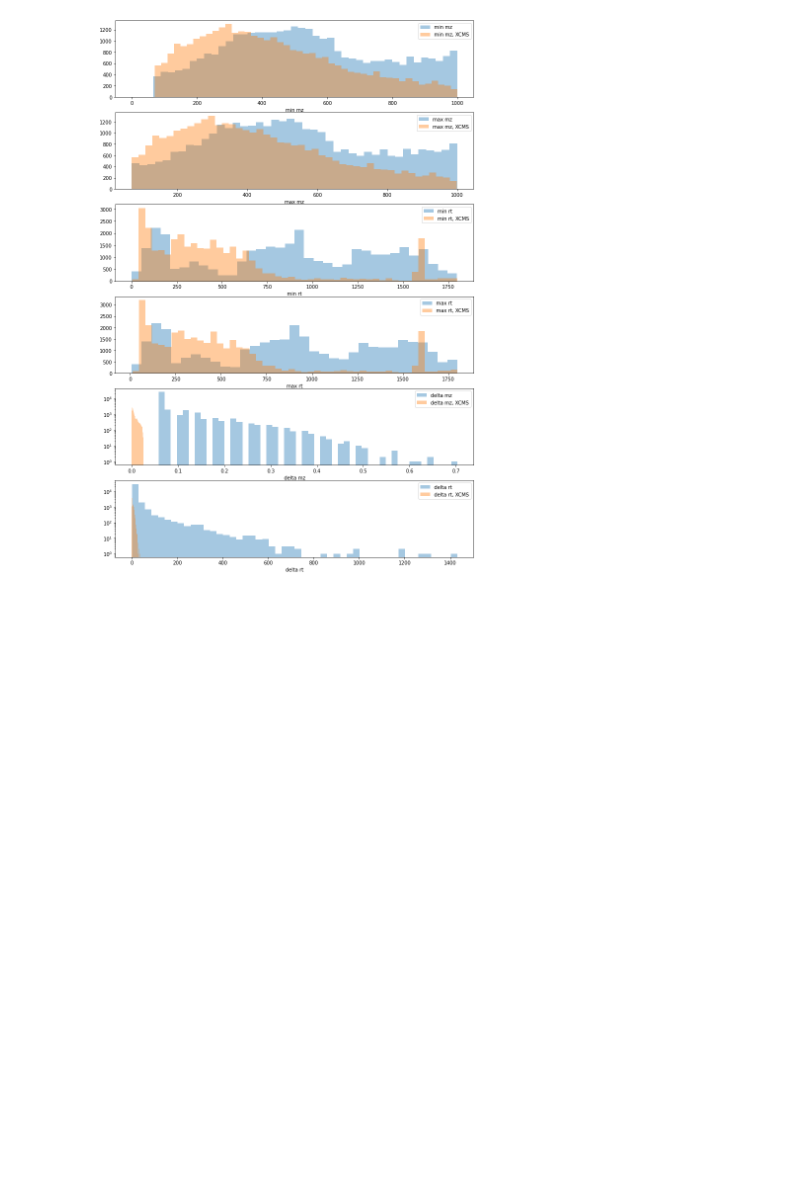
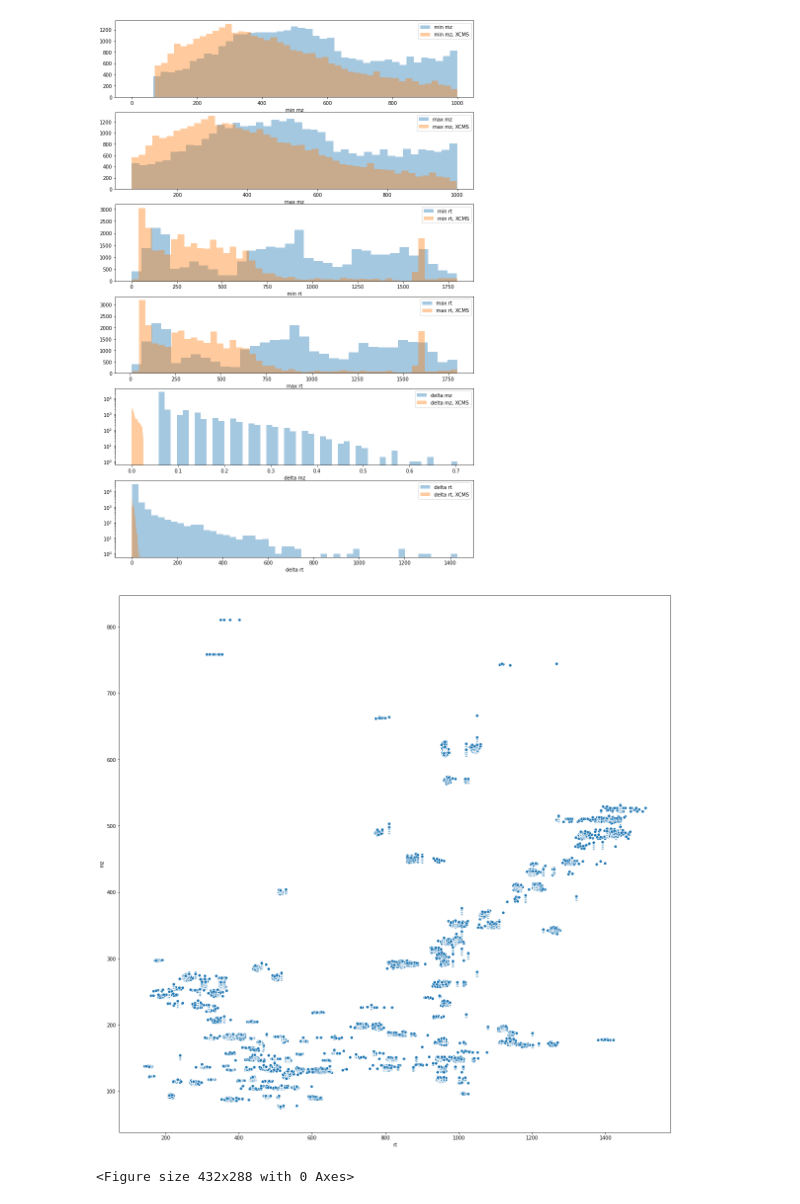
Before and after one commit to cardiffryan/metabolomics, a Jupyter notebook: train_model.ipynb, the cells around one changed output. Saved outputs shown, nothing was run; the diff lists cells and outputs as text; code cells hidden in the pictures; blank space fills up the shorter version.

```diff
--- a/train_model.ipynb
+++ b/train_model.ipynb
@@ -765,3 +786,48 @@ ax1.legend(), ax2.legend(),ax3.legend(),ax4.legend(),ax5.legend(),ax6.legend()
  <matplotlib.legend.Legend at 0x...>,
  <matplotlib.legend.Legend at 0x...>)
 [figure]
+# %%
+published_data = pd.read_csv('/home/rcardiff/ryan/ryan/mtbls_predictions/mtbls951/mtbls951_published_data.tsv', sep='\t')
+#sb.scatterplot(published_data['mz'],published_data['rt'])
+
+f, ax1 = plt.subplots(1, 1, figsize = (20,20))
+ax1 = sb.scatterplot(published_data['rt']*60,published_data['mz'])
+# %% [output]
+[figure, added]
+# %%
+import cv2 as cv
+import matplotlib.pyplot as plt
+from skimage import feature
+from skimage.measure import regionprops
+import matplotlib.patches as mpatches
+from skimage.morphology import label
+
+feature_data = [x.bbox for x in regionprops(markers)]
+
+min_mzs = np.array([x[0] for x in feature_data])
+min_rts = np.array([x[1] for x in feature_data])
+max_mzs = np.array([x[2] for x in feature_data])
+max_rts = np.array([x[3] for x in feature_data])
+
+min_rts = np.round(min_rts * (1500/1536), decimals = 4)
+min_mzs = np.round(min_mzs * (1000/51200), decimals = 4)
+max_rts = np.round(max_rts * (1500/1536), decimals = 4)
+max_mzs = np.round(max_mzs * (1000/51200), decimals = 4)
+
+for i in range(len(min_rts)):
+    #lower left position, width, height
+    rect = mpatches.Rectangle((min_rts[i], min_mzs[i]),
+                              max_rts[i] - min_rts[i],
+                              max_mzs[i] - min_mzs[i],
+                              fill=False,
+                              edgecolor='red',
+                              linewidth=.1)
+    ax1.add_patch(rect)
+
+
+
+plt.tight_layout()
+plt.show()
+ax1.figure.savefig('/home/rcardiff/ryan/ryan/mtbls_predictions/mtbls951/predicted_features.png')
+# %% [output]
+<Figure size 432x288 with 0 Axes>
```
Also changed, not shown: parts of 15 cells of this notebook, 4 other files.
